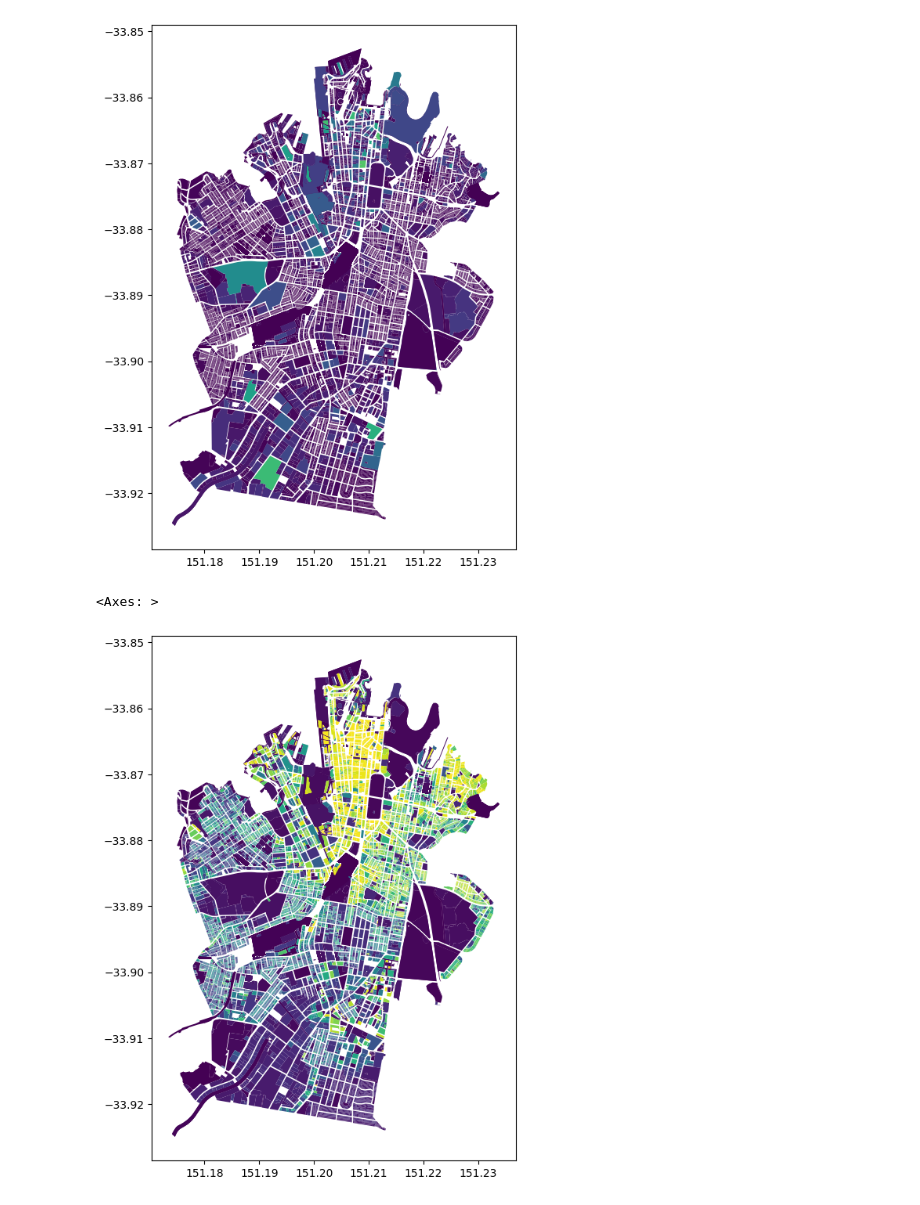
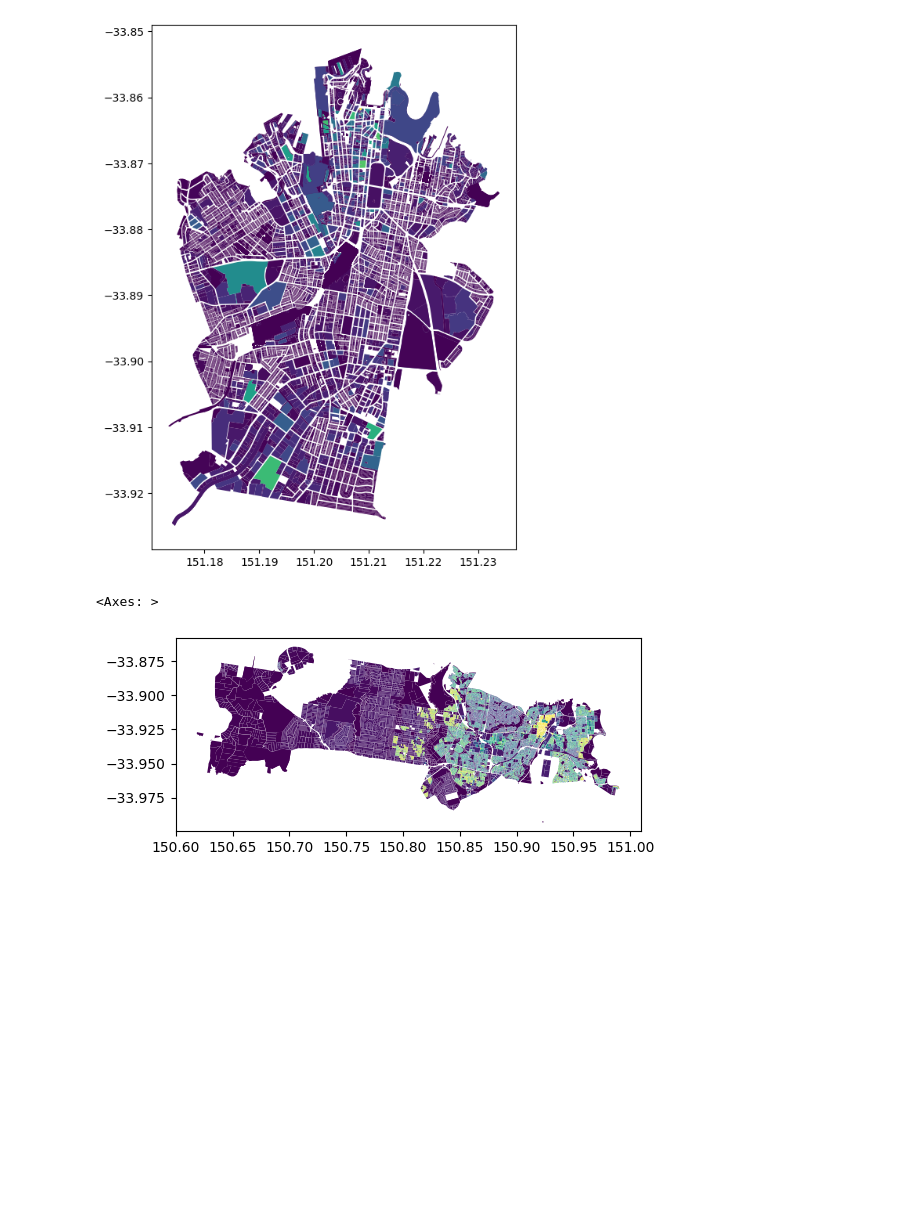
Before and after one commit to AKST/Australian-Address-Boundaries-Land-Property-Price-Database, a Jupyter notebook: notebooks/gis/sydney_land_values.ipynb, the cells around one changed output. Drawn from its saved outputs; the diff is of its cells as text; code cells hidden in the pictures; blank space fills up the shorter version.

```diff
--- a/notebooks/gis/sydney_land_values.ipynb
+++ b/notebooks/gis/sydney_land_values.ipynb
@@ -37,32 +37,36 @@ gpd\
 # %%
 import geopandas as gpd
 import matplotlib.pyplot as plt
 from matplotlib.colors import LogNorm
 
 query = """
-with lv_sqm as (
+with properties as (
+  select property_id, pgeo.geometry as g
+    from abs.lga_2024 lga
+    left join nsw_lrs.property_geometry pgeo ON ST_Intersects(pgeo.geometry, lga.geometry)
+   where lga_name ILIKE 'liverpool'
+     and (ST_Area(ST_Intersection(pgeo.geometry, lga.geometry)) / ST_Area(pgeo.geometry)) > 0.5
+), lv_sqm as (
   select property_id,
-       (lv.land_value / ST_Area(pgeo.geometry::geography)) as lv,
-       pgeo.geometry as g
-  from abs.lga_2024 lga
-  left join nsw_lrs.property_geometry pgeo ON ST_Intersects(pgeo.geometry, lga.geometry)
-  left join (
-     SELECT DISTINCT ON (property_id) *
-       FROM nsw_vg.land_valuation lv
-       ORDER BY property_id, effective_date DESC
-     ) lv USING (property_id)
-  where lga_name ILIKE 'sydney'
-    and lv.land_value IS NOT NULL)
+         (lv.land_value / ST_Area(p.g::geography)) as lv,
+         p.g as g
+    from properties p
+    left join (
+       SELECT DISTINCT ON (property_id) *
+         FROM nsw_vg.land_valuation lv
+         ORDER BY property_id, effective_date DESC
+       ) lv USING (property_id)
+    where lv.land_value IS NOT NULL)
 select *, RANK() OVER (ORDER BY lv) AS rank
   from lv_sqm
 """
 
 gdf = gpd.read_postgis(query, db.engine(), geom_col='g')
 gdf.plot(
     column='rank',
     figsize=(6, 12),
     cmap="viridis",
 )
 # %% [output]
 <Axes: >
-[figure, old version]
+[figure, new version]
```
Also changed, not shown: 3 other files.
